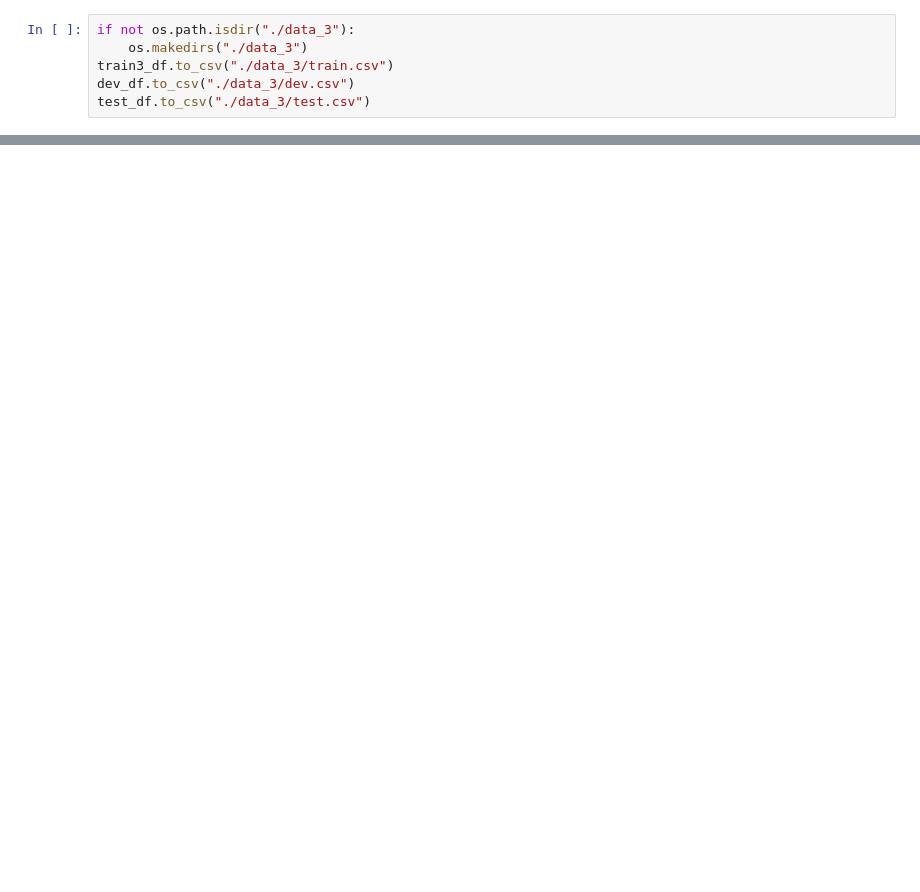
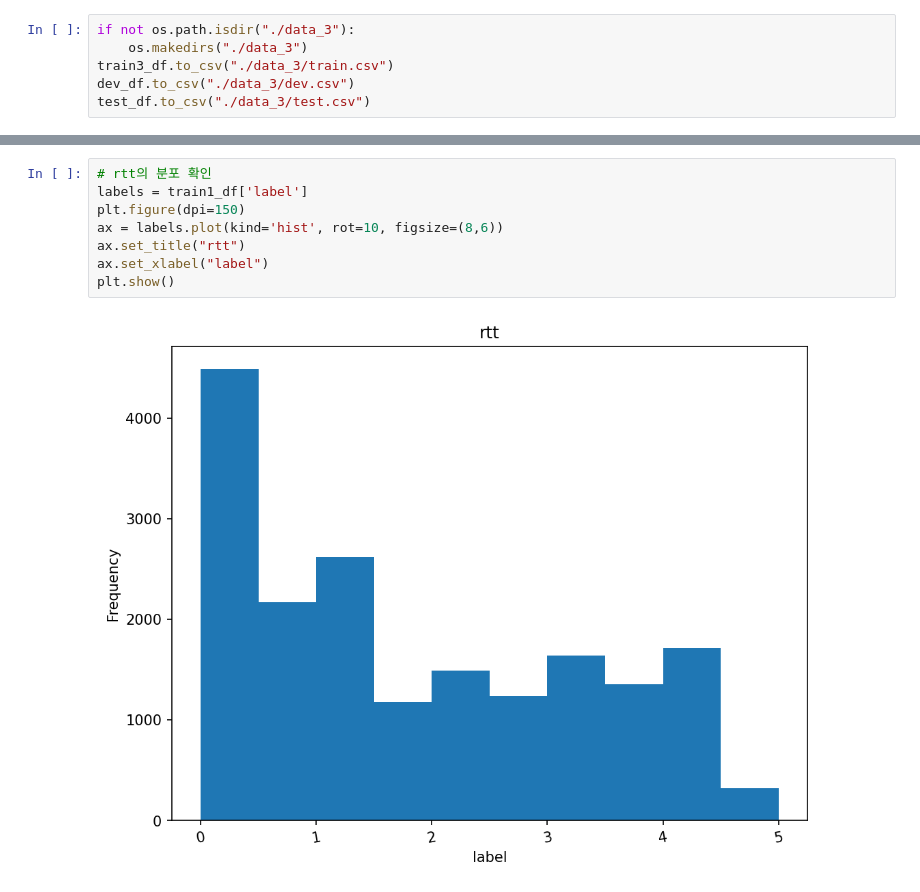
Before and after one commit to boostcampaitech5/level1_semantictextsimilarity-nlp-07, a Jupyter notebook: DA.ipynb, the cells around one changed output, grey strips where cells are left out. Cells and saved outputs as stored; diff of their text form; blank space fills up the shorter version.

```diff
--- a/DA.ipynb
+++ b/DA.ipynb
@@ -501,0 +681,10 @@ test_df.to_csv("./data_3/test.csv")
+# %%
+# rtt의 분포 확인
+labels = train1_df['label']
+plt.figure(dpi=150)
+ax = labels.plot(kind='hist', rot=10, figsize=(8,6))
+ax.set_title("rtt")
+ax.set_xlabel("label")
+plt.show()
+# %% [output]
+[figure, added]
```
Also changed, not shown: parts of 26 cells of this notebook, 2 other files.
